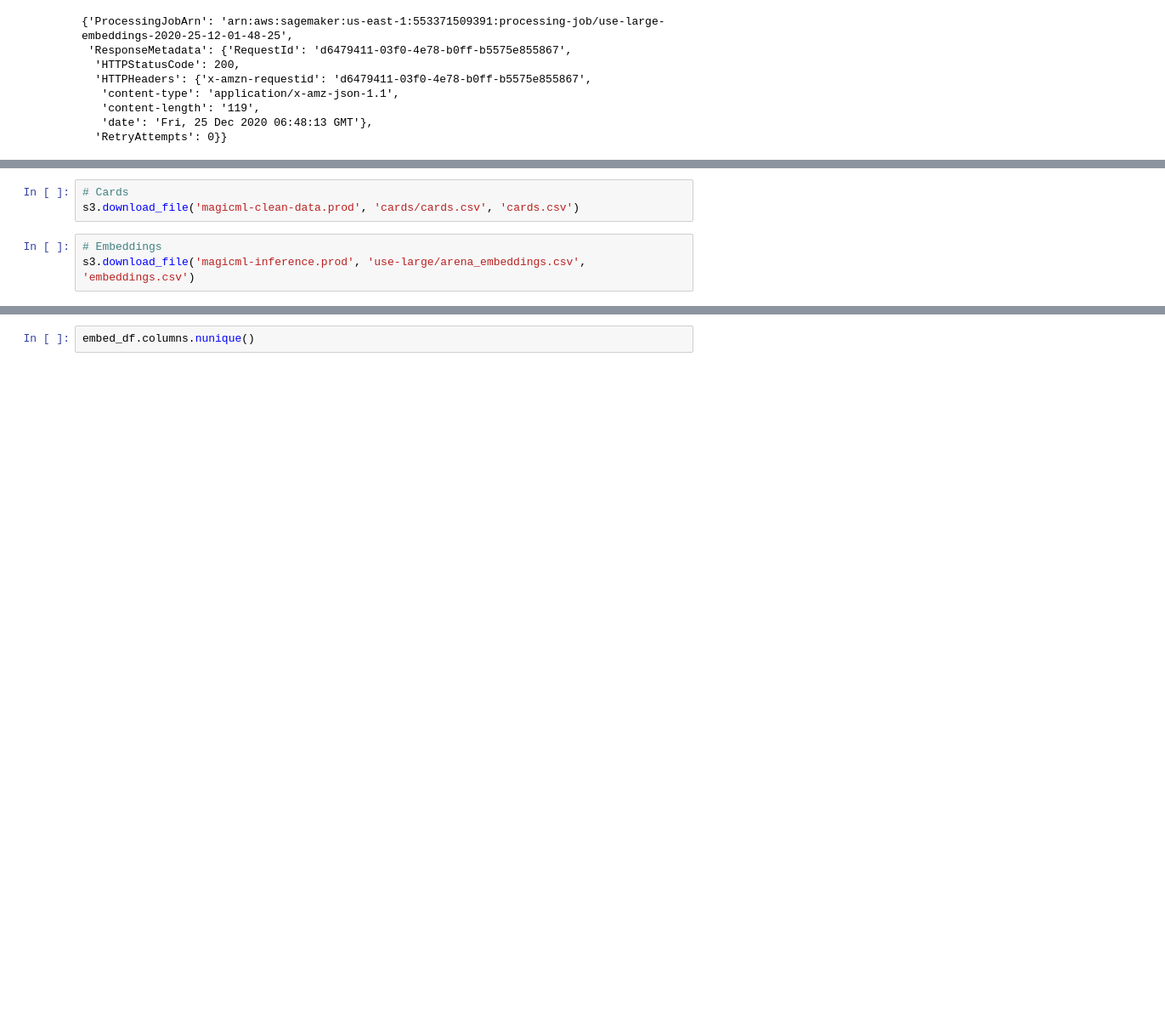
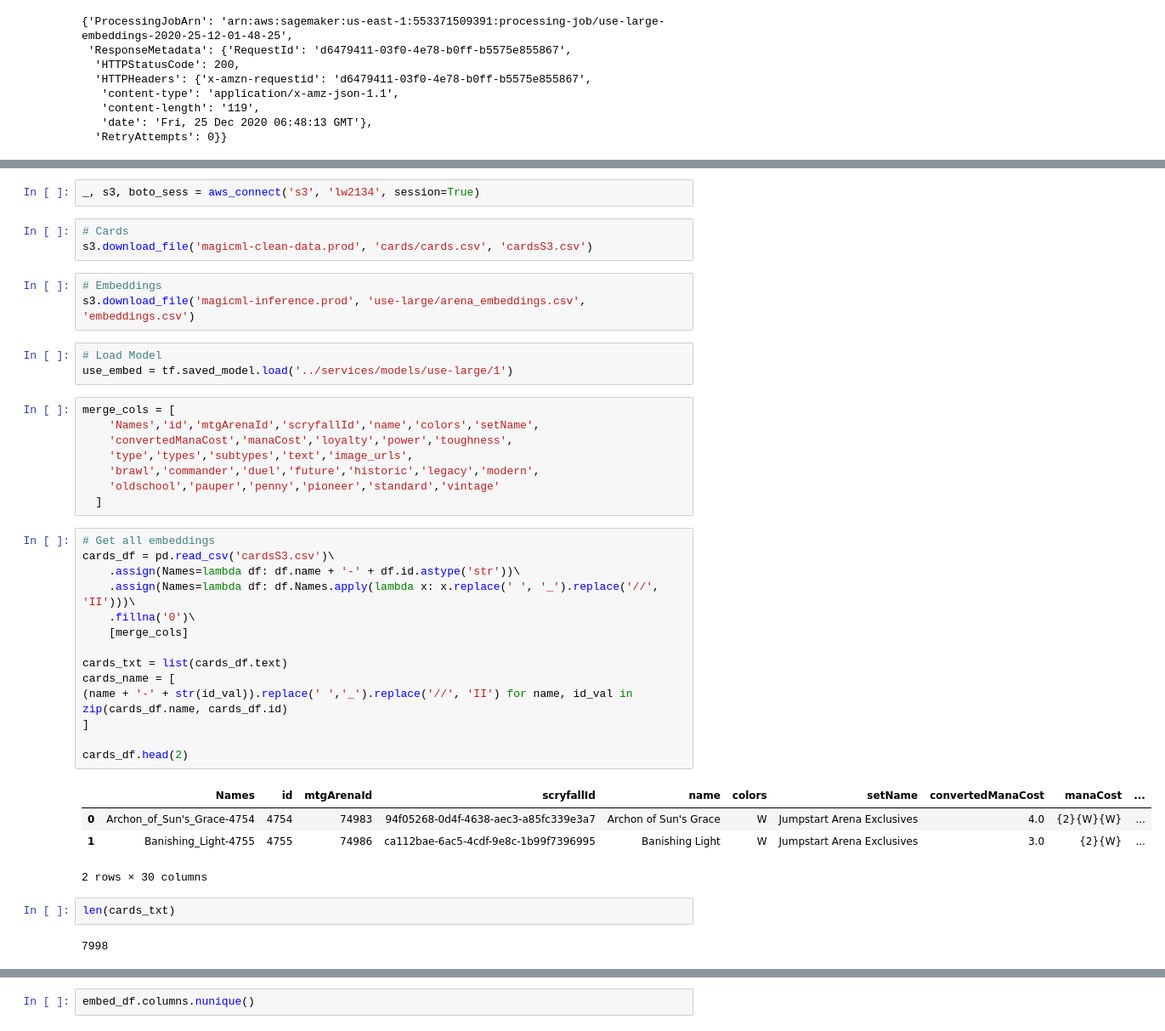
Before and after one commit to ledgerW/magicml, a Jupyter notebook: notebooks/mtgjson_sm_proc.ipynb, the cells around one changed output, grey strips where cells are left out. Shown at 85% size. Saved outputs shown, nothing was run; the diff lists cells and outputs as text; blank space fills up the shorter version.

```diff
--- a/notebooks/mtgjson_sm_proc.ipynb
+++ b/notebooks/mtgjson_sm_proc.ipynb
@@ -639,6 +668,42 @@ import pandas as pd
+# %%
+_, s3, boto_sess = aws_connect('s3', 'lw2134', session=True)
 # %%
 # Cards
-s3.download_file('magicml-clean-data.prod', 'cards/cards.csv', 'cards.csv')
+s3.download_file('magicml-clean-data.prod', 'cards/cards.csv', 'cardsS3.csv')
 # %%
 # Embeddings
 s3.download_file('magicml-inference.prod', 'use-large/arena_embeddings.csv', 'embeddings.csv')
+# %%
+# Load Model
+use_embed = tf.saved_model.load('../services/models/use-large/1')
+# %%
+merge_cols = [
+    'Names','id','mtgArenaId','scryfallId','name','colors','setName',
+    'convertedManaCost','manaCost','loyalty','power','toughness',
+    'type','types','subtypes','text','image_urls',
+    'brawl','commander','duel','future','historic','legacy','modern',
+    'oldschool','pauper','penny','pioneer','standard','vintage'
+  ]
+# %%
+# Get all embeddings
+cards_df = pd.read_csv('cardsS3.csv')\
+    .assign(Names=lambda df: df.name + '-' + df.id.astype('str'))\
+    .assign(Names=lambda df: df.Names.apply(lambda x: x.replace(' ', '_').replace('//', 'II')))\
+    .fillna('0')\
+    [merge_cols]
+
+cards_txt = list(cards_df.text)
+cards_name = [
+(name + '-' + str(id_val)).replace(' ','_').replace('//', 'II') for name, id_val in zip(cards_df.name, cards_df.id)
+]
+
+cards_df.head(2)
+# %% [output]
+|  | Names | id | mtgArenaId | scryfallId | name | colors | setName | convertedManaCost | manaCost | ... |
+| 0 | Archon_of_Sun's_Grace-4754 | 4754 | 74983 | 94f05268-0d4f-4638-aec3-a85fc339e3a7 | Archon of Sun's Grace | W | Jumpstart Arena Exclusives | 4.0 | {2}{W}{W} | ... |
+| 1 | Banishing_Light-4755 | 4755 | 74986 | ca112bae-6ac5-4cdf-9e8c-1b99f7396995 | Banishing Light | W | Jumpstart Arena Exclusives | 3.0 | {2}{W} | ... |
+2 rows × 30 columns
+# %%
+len(cards_txt)
+# %% [output]
+7998
```
Also changed, not shown: parts of 26 cells of this notebook, 19 other files.
